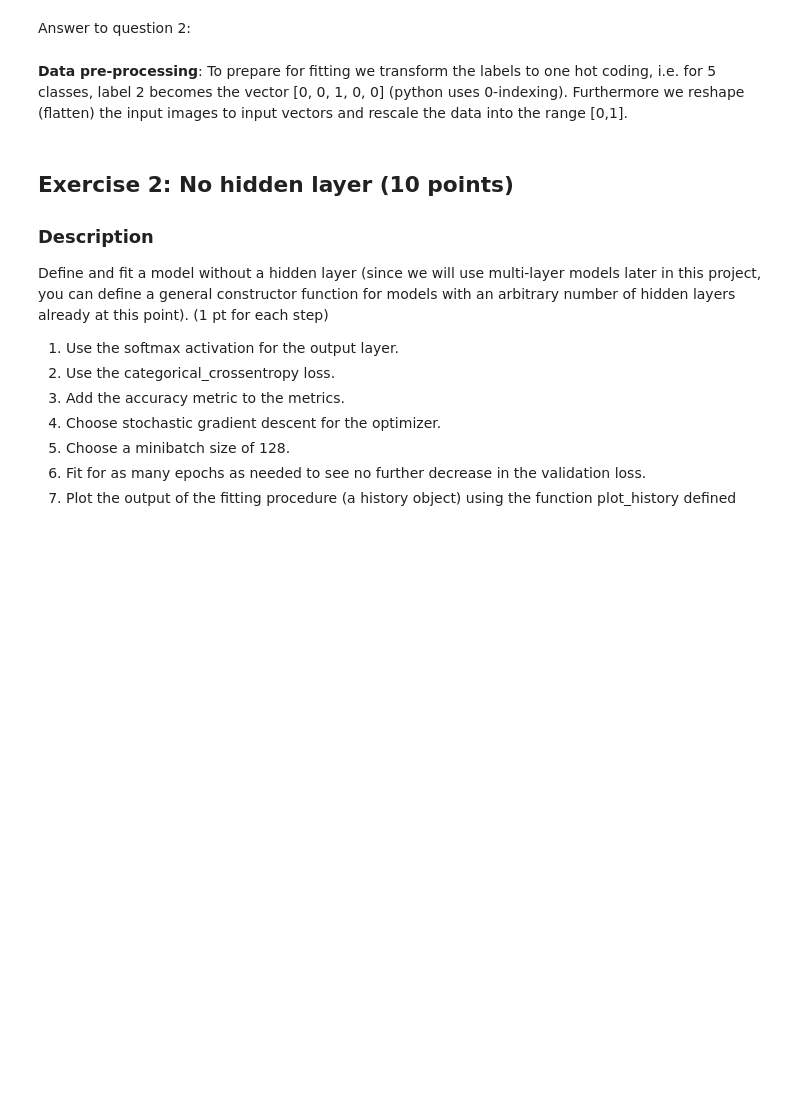
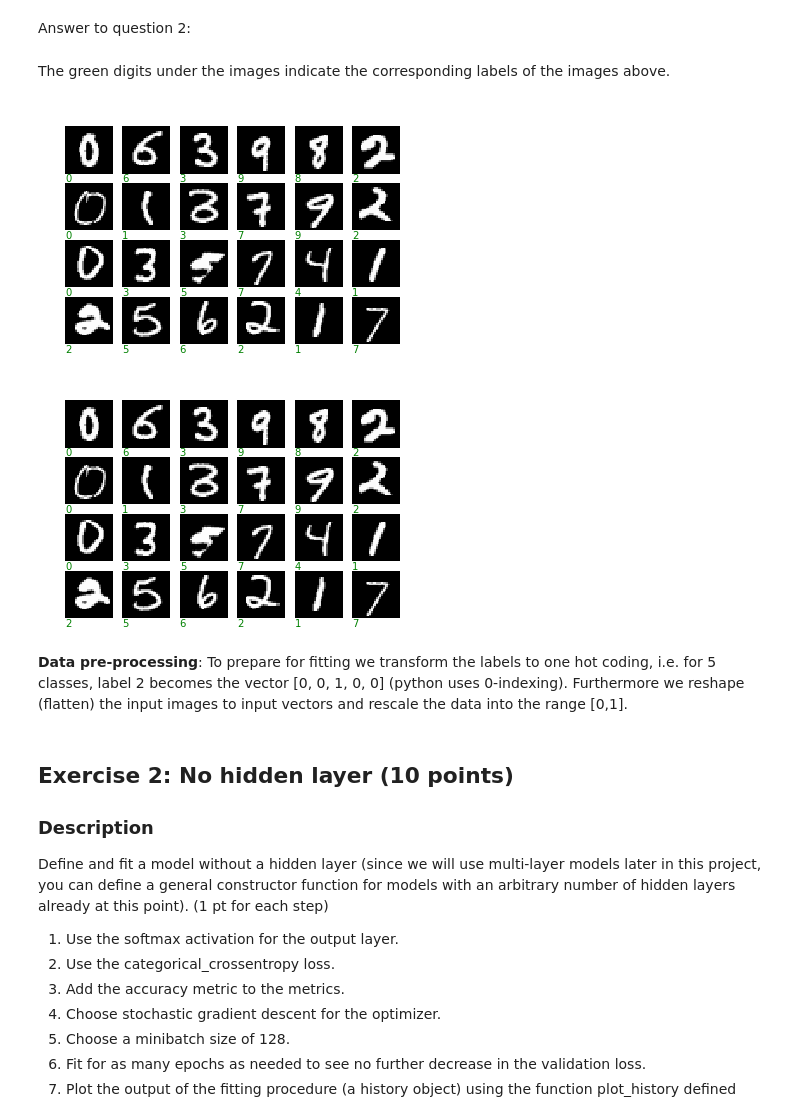
Before and after one commit to girotomas/ANN, a Jupyter notebook: miniproject1.ipynb, the cells around one changed output. Cells and saved outputs as stored; diff of their text form; code cells hidden in the pictures; blank space fills up the shorter version.

```diff
--- a/miniproject1.ipynb
+++ b/miniproject1.ipynb
@@ -68,7 +66,8 @@ def plot_some_samples(x, y = [], yhat = [], select_from = [],
     """plot some input vectors as grayscale images (optionally together with their assigned or predicted labels).
 
     x is an NxD - dimensional array, where D is the length of an input vector and N is the number of samples.
-    Out of the N samples, ncols x nrows indices are randomly selected from the list select_from (if it is empty, select_from becomes range(N)).
+    Out of the N samples, ncols x nrows indices are randomly selected from the list select_from
+    (if it is empty, select_from becomes range(N)).
 
     Keyword arguments:
     y             -- corresponding labels to plot in green below each image.
@@ -144,7 +143,8 @@ The low resolution (and grayscale) of the images certainly misses some informati
 # %% [markdown]
 ### Solution
 # %%
-...
+from keras.datasets import fashion_mnist
+from keras.datasets import mnist
 
-(x_train, y_train), (x_test, y_test) = ...
-(x_fashion_train, y_fashion_train), (x_fashion_test, y_fashion_test) = ...
+(x_train, y_train), (x_test, y_test) = mnist.load_data()
+(x_fashion_train, y_fashion_train), (x_fashion_test, y_fashion_test) = fashion_mnist.load_data()
@@ -151,5 +160,14 @@ The low resolution (and grayscale) of the images certainly misses some informati
 # %% [markdown]
 Answer to question 2:
+# %% [markdown]
+The green digits under the images indicate the corresponding labels of the images above.
+# %%
+plot_some_samples(x=x_train, y=y_train , yhat = [], select_from = [],
+                      ncols = 6, nrows = 4, xdim = 28, ydim = 28,
+                      label_mapping = range(-1,9))
+# %% [output]
+[figure, added]
+[figure, added]
 # %% [markdown]
 **Data pre-processing**: To prepare for fitting we transform the labels to one hot coding, i.e. for 5 classes, label 2 becomes the vector [0, 0, 1, 0, 0] (python uses 0-indexing). Furthermore we reshape (flatten) the input images to input vectors and rescale the data into the range [0,1].
 # %%
```
Also changed, not shown: parts of 3 cells of this notebook.
